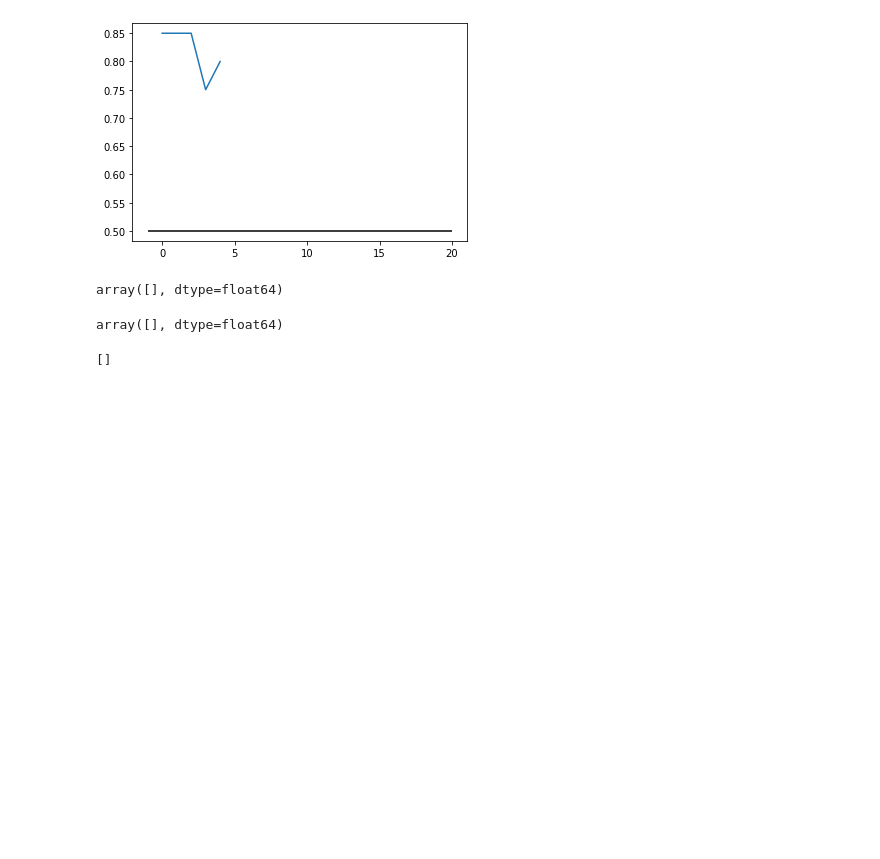
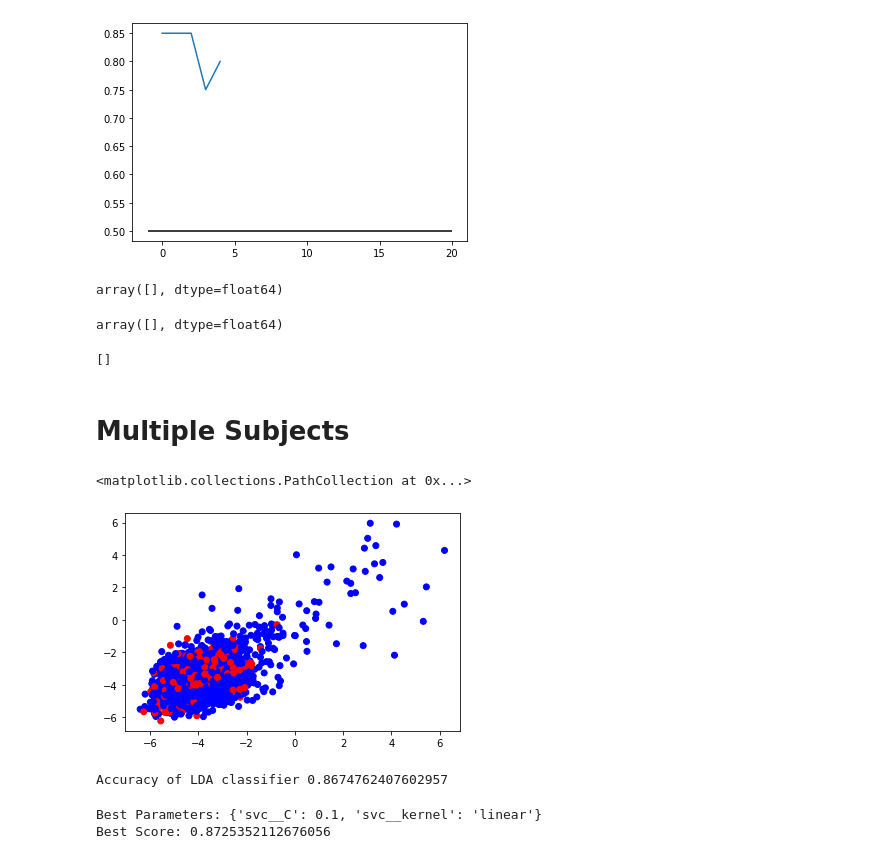
Before and after one commit to ssaket/eeg-pipeline, a Jupyter notebook: decoding.ipynb, the cells around one changed output. Drawn from its saved outputs; the diff is of its cells as text; code cells hidden in the pictures; blank space fills up the shorter version.

Commit message:
decoding

```diff
--- a/decoding.ipynb
+++ b/decoding.ipynb
@@ -184,3 +185,39 @@ array([], dtype=float64)
 print(scores)
 # %% [output]
 []
+# %% [markdown]
+# Multiple Subjects
+# %%
+pipeline.load_multiple_subjects(40, preload=True)
+# pipeline.set_custom_events_mapping(task='P3')
+pipeline.apply_resampling(256)
+erp = ERPAnalysis(-0.1, 0.8)
+pipeline.compute_epochs(erp)
+# %%
+epoch_train = erp.epochs['stimulus'].copy()
+decoder = Decoding(epoch_train)
+data, labels = decoder.get_train(channels=['Cz', 'CPz'])
+# %%
+csp_data, labels = decoder.feature_transform();
+train_data, test_data, labels_train, labels_test = train_test_split(data, labels);
+plt.scatter(csp_data[:,0],csp_data[:,1],color=np.array(["red", "blue"])[np.where(labels == 1, 0, 1)])
+# %% [output]
+<matplotlib.collections.PathCollection at 0x...>
+[figure, added]
+# %%
+lda = LDADecoder();
+decoder.train(csp_data, labels, classifier=lda);
+print('Accuracy of LDA classifier {}'.format(decoder.predict(csp_data, labels)));
+# %% [output]
+Accuracy of LDA classifier 0.8674762407602957
+# %%
+
+clf_svm_pip = make_pipeline(Vectorizer(), StandardScaler(), svm.SVC(random_state=42));
+parameters = {'svc__kernel':['linear', 'rbf', 'sigmoid'], 'svc__C':[0.1, 1, 10]}
+gs_cv_svm = GridSearchCV(clf_svm_pip, parameters, scoring='accuracy', cv=StratifiedKFold(n_splits=5), return_train_score=True);
+gs_cv_svm.fit(train_data, labels_train);
+print('Best Parameters: {}'.format(gs_cv_svm.best_params_));
+print('Best Score: {}'.format(gs_cv_svm.best_score_));
+# %% [output]
+Best Parameters: {'svc__C': 0.1, 'svc__kernel': 'linear'}
+Best Score: 0.8725352112676056
```
Also changed, not shown: parts of 9 cells of this notebook, 3 other files.
